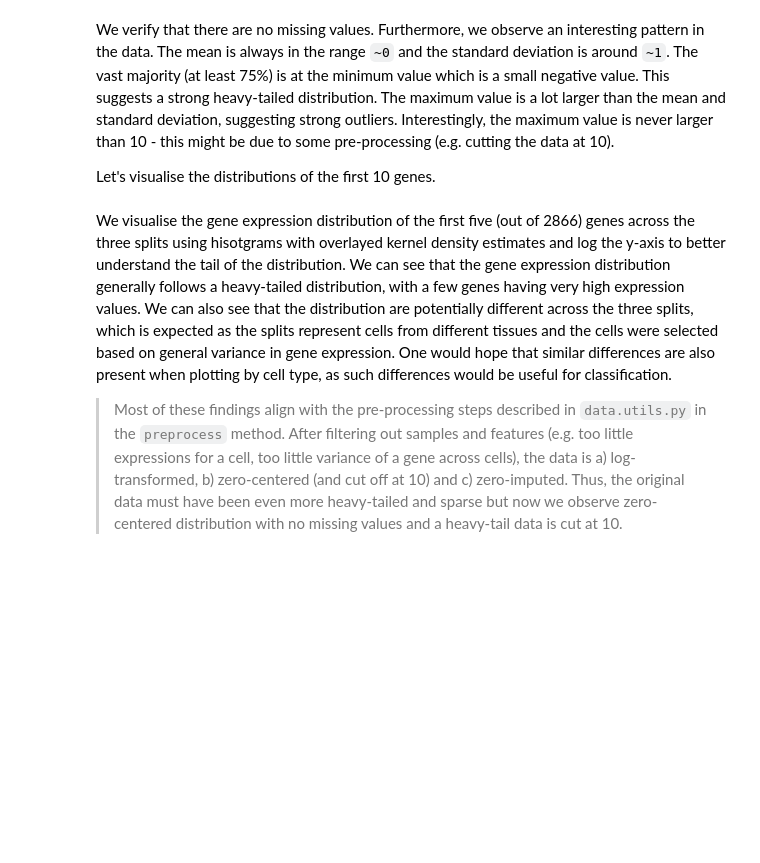
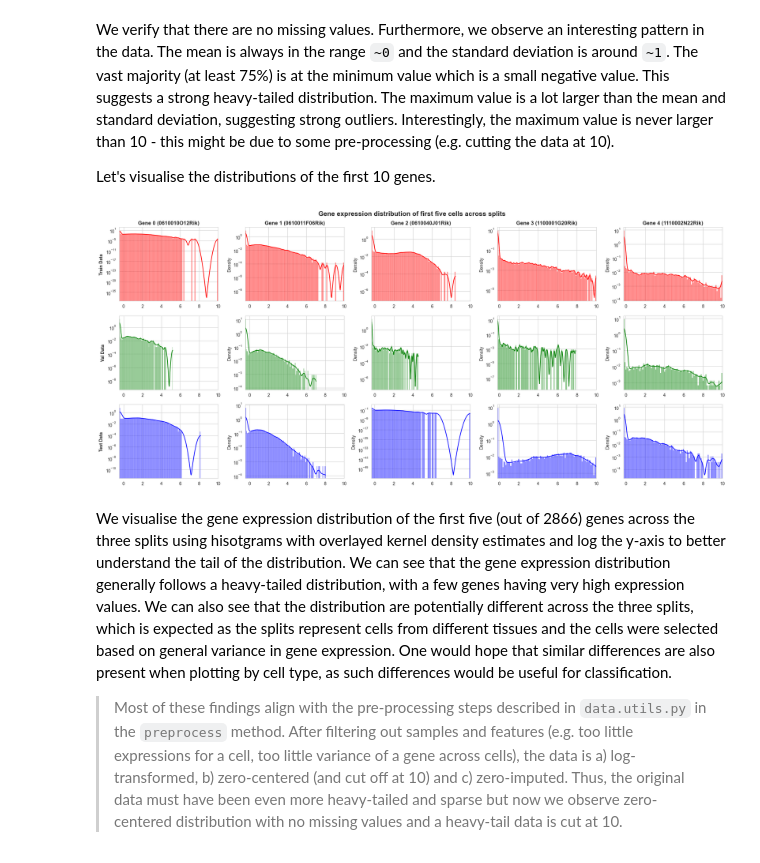
Before and after one commit to mikasenghaas/few-shot-benchmark, a Jupyter notebook: notebooks/eda.ipynb, the cells around one changed output. Cells and saved outputs as stored; diff of their text form; code cells hidden in the pictures; blank space fills up the shorter version.

```diff
--- a/notebooks/eda.ipynb
+++ b/notebooks/eda.ipynb
@@ -268,37 +338,37 @@ for j in range(num_genes):
         xmin_val, xmax_val = x[:, j].min(), x[:, j].max()
         if xmin_val < min_val:
             min_val = xmin_val
         if xmax_val > max_val:
             max_val = xmax_val
 
         # Plot the first five genes
         sns.histplot(
             x=x[:, j],
             ax=axs[i, j],
             kde=True,
             bins=100,
             stat="density",
             color=["red", "green", "blue"][i],
         )
 
-        axs[i, 0].set_ylabel(
-            f"{data.mode.capitalize()} Data", fontweight="bold")
+        axs[i, 0].set_ylabel(f"{data.mode.capitalize()} Data", fontweight="bold")
 
     # Set x-axis limits
     for i in range(3):
         axs[i, j].set_xlim(min_val, max_val)
         axs[i, j].set_yscale("log")
 
-    axs[0, j].set_title(
-        f"Gene {j} ({data.data.var.iloc[j].name})", fontweight="bold")
+    axs[0, j].set_title(f"Gene {j} ({data.data.var.iloc[j].name})", fontweight="bold")
 
 
 fig.suptitle(
     "Gene expression distribution of first five cells across splits",
     fontsize=15,
     fontweight="bold",
 )
 fig.tight_layout()
+# %% [output]
+[figure, added]
 # %% [markdown]
 We visualise the gene expression distribution of the first five (out of 2866)
 genes across the three splits using hisotgrams with overlayed kernel density
```
Also changed, not shown: parts of 30 cells of this notebook.
